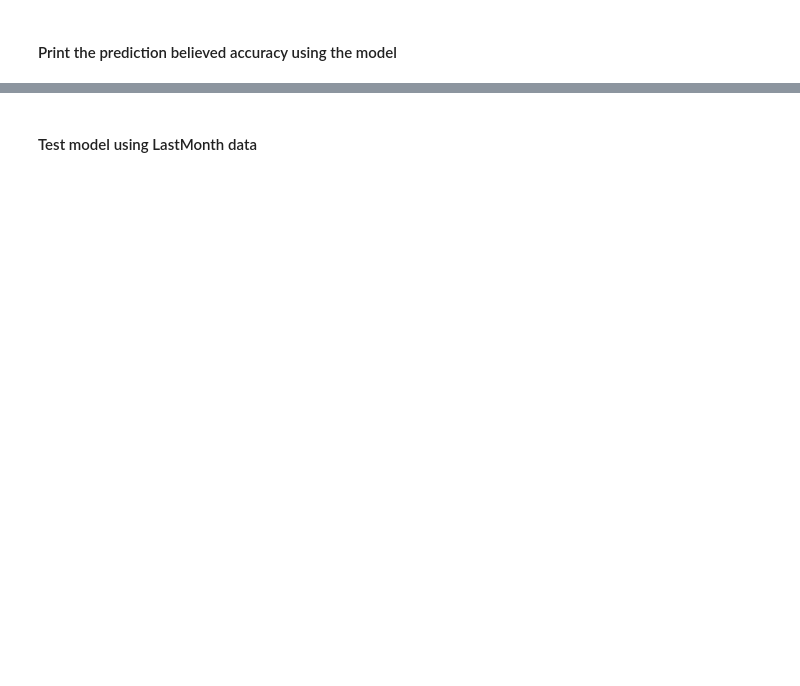
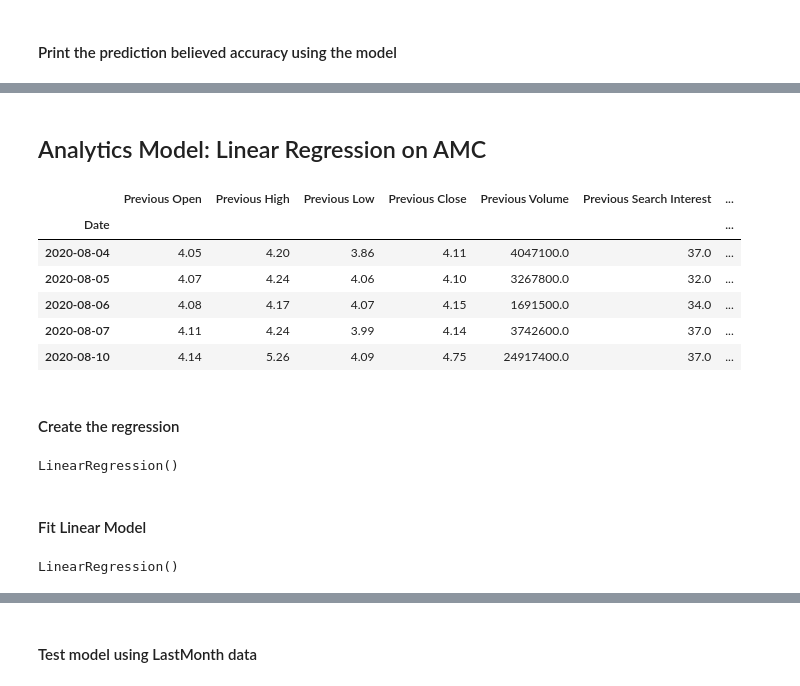
Before and after one commit to atlas125gev/StockProject, a Jupyter notebook: FinalProject/07.27.StockAnalysisFromGoogleSearch.Group01.ipynb, the cells around one changed output, grey strips where cells are left out. Saved outputs shown, nothing was run; the diff lists cells and outputs as text; code cells hidden in the pictures; blank space fills up the shorter version.

```diff
--- a/FinalProject/07.27.StockAnalysisFromGoogleSearch.Group01.ipynb
+++ b/FinalProject/07.27.StockAnalysisFromGoogleSearch.Group01.ipynb
@@ -165,0 +193,29 @@ r2: 0.67
+# %% [markdown]
+## Analytics Model: Linear Regression on AMC
+# %%
+# Gets Data for AMC over last year
+stockSearchDf_AMC = getData("AMC")
+# %%
+# Create offset of data
+
+stockSearchDf_AMC['Previous Open'] = stockSearchDf_AMC['Open'].shift(1)
+stockSearchDf_AMC['Previous High'] = stockSearchDf_AMC['High'].shift(1)
+stockSearchDf_AMC['Previous Low'] = stockSearchDf_AMC['Low'].shift(1)
+stockSearchDf_AMC['Previous Close'] = stockSearchDf_AMC['Close'].shift(1)
+stockSearchDf_AMC['Previous Adj Close'] = stockSearchDf_AMC['Adj Close'].shift(1)
+stockSearchDf_AMC['Previous Volume'] = stockSearchDf_AMC['Volume'].shift(1)
+stockSearchDf_AMC['Previous Search Interest'] = stockSearchDf_AMC['Search Interest'].shift(1)
+stockSearchDf_AMC.dropna(inplace=True)
+# %%
+columns_AMC = ["Previous Open", "Previous High", "Previous Low", "Previous Close", "Previous Volume", "Previous Search Interest", "Close"]
+stockSearchDf_AMC = stockSearchDf_AMC[columns_AMC]
+
+stockSearchDf_AMC.head(5)
+# %% [output]
+|  | Previous Open | Previous High | Previous Low | Previous Close | Previous Volume | Previous Search Interest | ... |
+| Date |  |  |  |  |  |  | ... |
+| 2020-08-04 | 4.05 | 4.20 | 3.86 | 4.11 | 4047100.0 | 37.0 | ... |
+| 2020-08-05 | 4.07 | 4.24 | 4.06 | 4.10 | 3267800.0 | 32.0 | ... |
+| 2020-08-06 | 4.08 | 4.17 | 4.07 | 4.15 | 1691500.0 | 34.0 | ... |
+| 2020-08-07 | 4.11 | 4.24 | 3.99 | 4.14 | 3742600.0 | 37.0 | ... |
+| 2020-08-10 | 4.14 | 5.26 | 4.09 | 4.75 | 24917400.0 | 37.0 | ... |
@@ -165,0 +231,13 @@ r2: 0.67
+# %% [markdown]
+#### Create the regression
+# %%
+lr_AMC = LinearRegression()
+lr_AMC
+# %% [output]
+LinearRegression()
+# %% [markdown]
+#### Fit Linear Model
+# %%
+lr_AMC.fit(X_train_AMC, y_train_AMC)
+# %% [output]
+LinearRegression()
```
Also changed, not shown: parts of 50 cells of this notebook, 11 other files.
